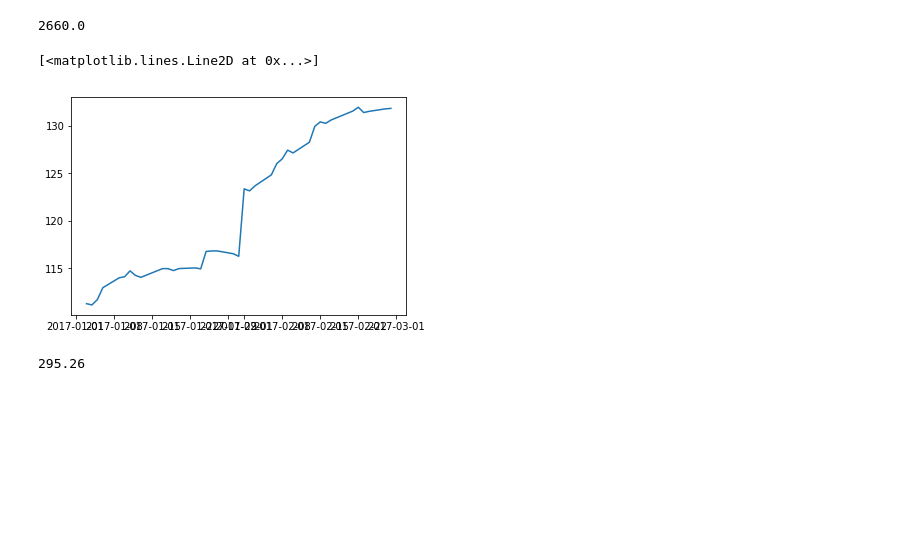
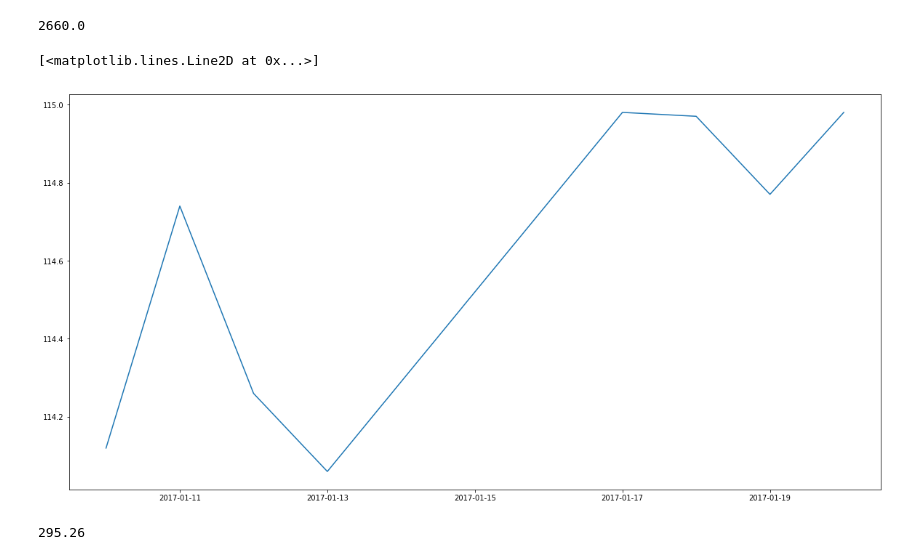
Before and after one commit to Ram12a/Finance, a Jupyter notebook: VisualP1.1.ipynb, the cells around one changed output. Drawn from its saved outputs; the diff is of its cells as text; code cells hidden in the pictures; blank space fills up the shorter version.

```diff
--- a/VisualP1.1.ipynb
+++ b/VisualP1.1.ipynb
@@ -143,11 +144,12 @@ dtype: float64
 1000*(1+1.66)
 # %% [output]
 2660.0
-# %%
-plt.plot(Base['AAPL'])
-# %% [output]
-[<matplotlib.lines.Line2D at 0x...>]
-[figure, removed]
+# %%
+plt.figure(figsize=(20,10))
+plt.plot(Base['2017-01-10':'2017-01-20']['AAPL'])
+# %% [output]
+[<matplotlib.lines.Line2D at 0x...>]
+[figure, added]
 # %%
 111*(1+1.66)
 # %% [output]
```
Also changed, not shown: parts of 9 cells of this notebook, 2 other files.
